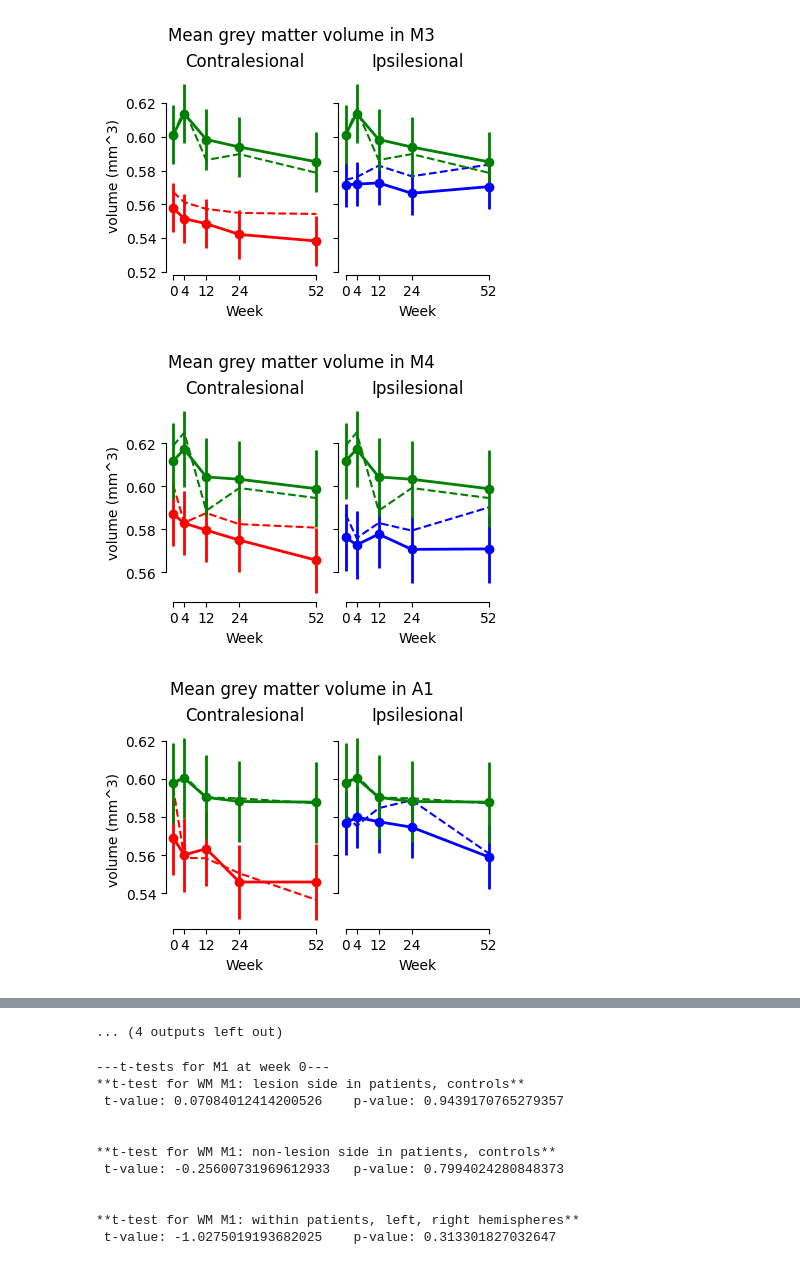
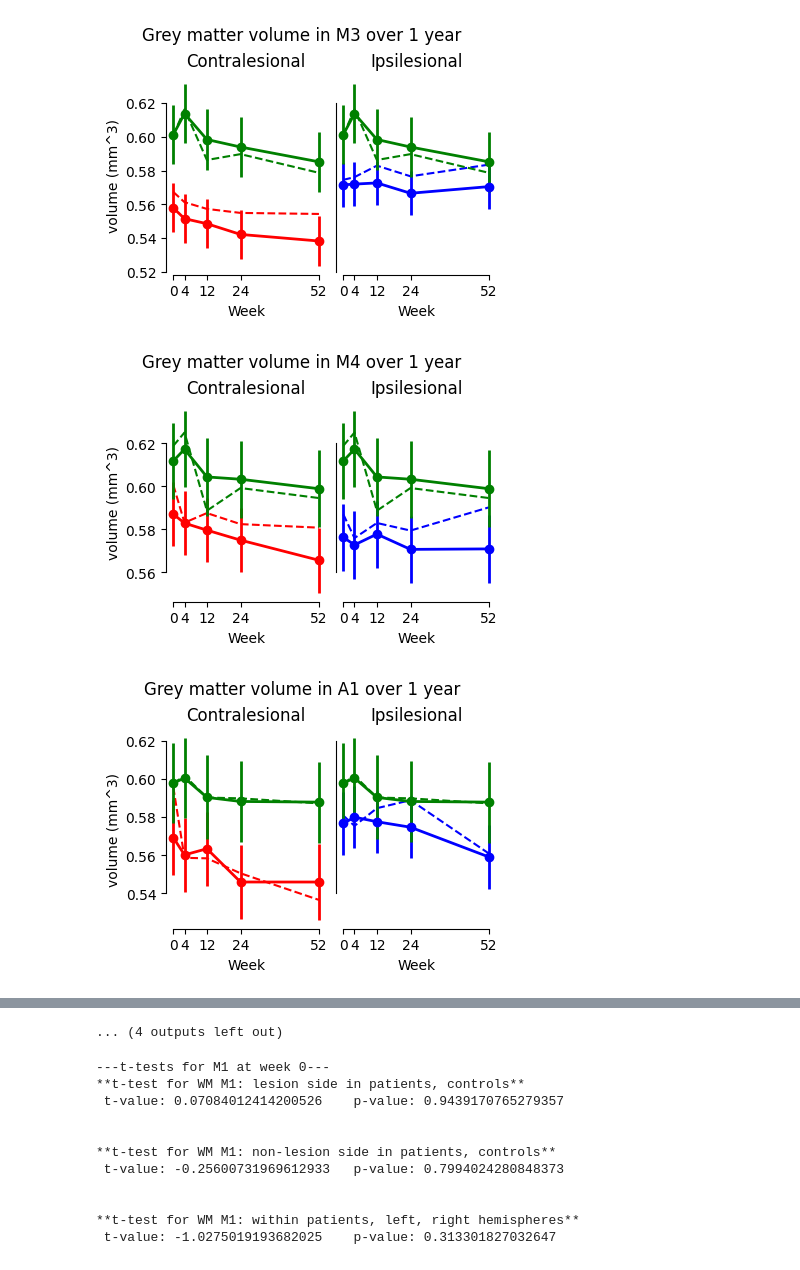
Before and after one commit to medhakp/smarts_cerebellum, a Jupyter notebook: notebooks/lme_Nettekoven2024.ipynb, the cells around one changed output, grey strips where cells are left out. Saved outputs shown, nothing was run; the diff lists cells and outputs as text; code cells hidden in the pictures.

```diff
--- a/notebooks/lme_Nettekoven2024.ipynb
+++ b/notebooks/lme_Nettekoven2024.ipynb
@@ -63,9 +63,11 @@ for r, roi in enumerate(rois):
         axs[i].set_xlabel("Week")
         axs[i].set_title(gl.side[i])
 
+    axs[1].tick_params(axis = 'y', length = 0)
+
     axs[0].set_ylabel('volume (mm^3)')
 
-    fig.suptitle(f'Mean grey matter volume in {roi}')
+    fig.suptitle(f'Grey matter volume in {roi} over 1 year')
     sns.despine(trim = True)
 
     fig.savefig(f'figure/lme_{roi}.pdf')
@@ -77,3 +79,3 @@ for r, roi in enumerate(rois):
-[figure, old version]
+[figure, new version]
-[figure, old version]
+[figure, new version]
-[figure, old version]
+[figure, new version]
```
Also changed, not shown: parts of 1 cell of this notebook, 22 other files.
